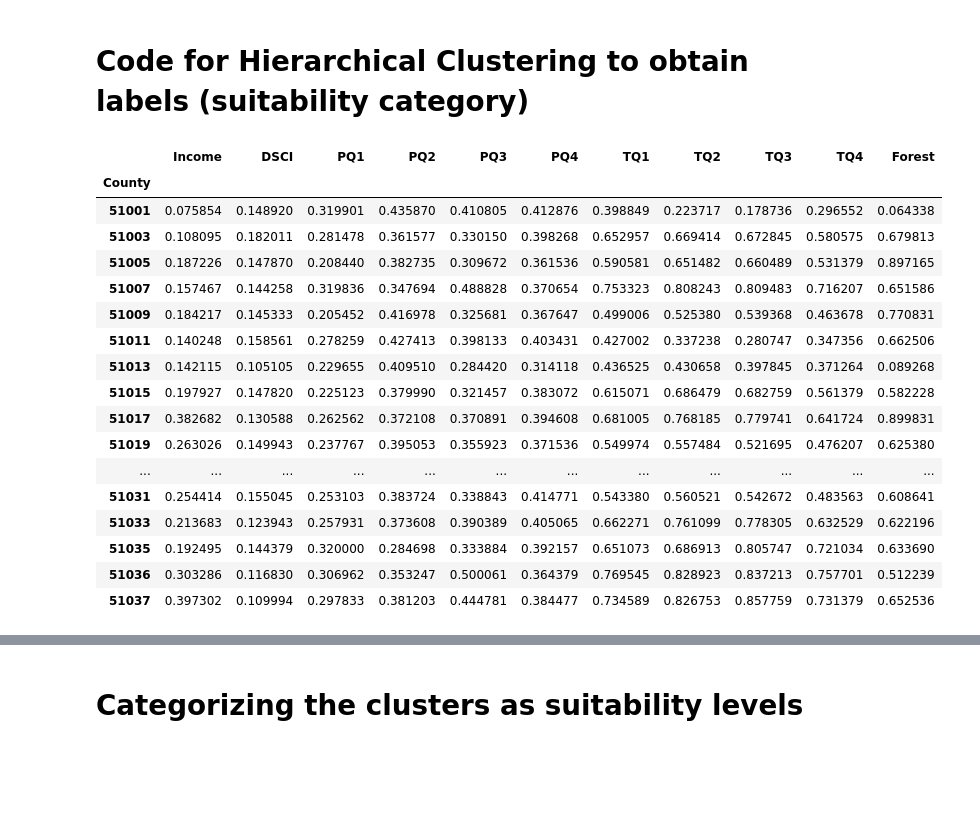
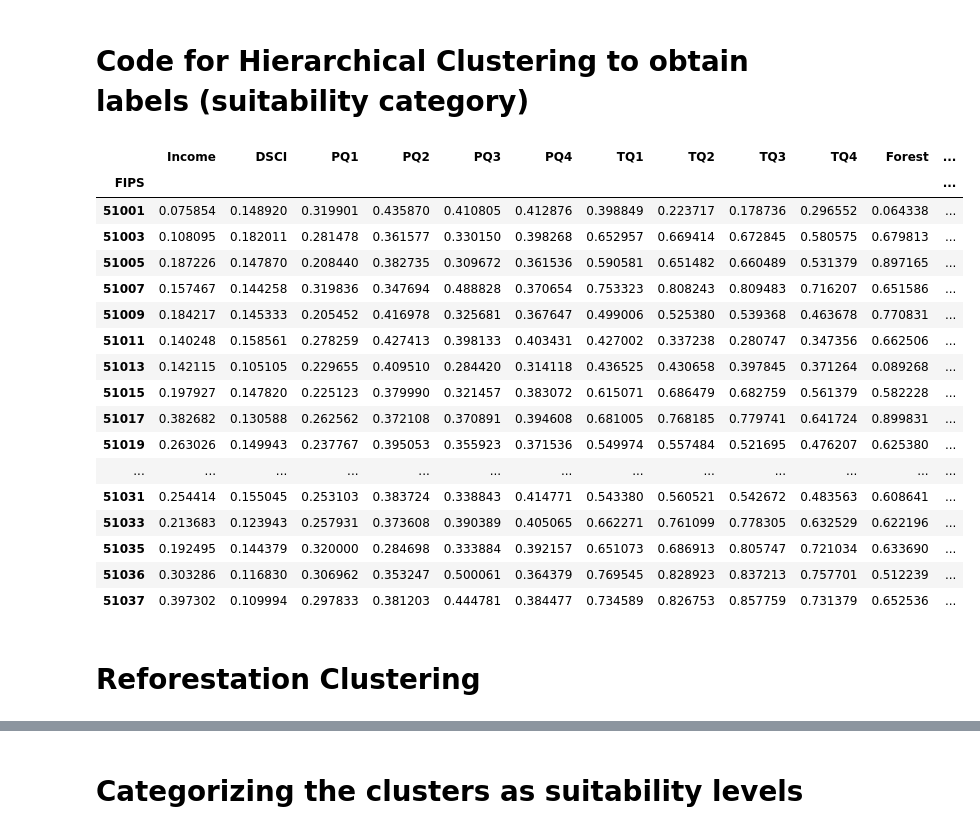
Before and after one commit to hrnur/uvaeicapstone, a Jupyter notebook: modeling-code/CategoryModels.ipynb, the cells around one changed output, grey strips where cells are left out. Cells and saved outputs as stored; diff of their text form; code cells hidden in the pictures; blank space fills up the shorter version.

```diff
--- a/modeling-code/CategoryModels.ipynb
+++ b/modeling-code/CategoryModels.ipynb
@@ -15,27 +15,27 @@ import random
 random.seed(10)
 # %%
 #Loading locational dataset
-df = pd.read_csv('data-scaled-agg.csv', index_col='County')
+df = pd.read_csv('final-scaled-df.csv', index_col='FIPS')
 df.head(20)
 # %% [output]
-|  | Income | DSCI | PQ1 | PQ2 | PQ3 | PQ4 | TQ1 | TQ2 | TQ3 | TQ4 | Forest |
-| County |  |  |  |  |  |  |  |  |  |  |  |
-| 51001 | 0.075854 | 0.148920 | 0.319901 | 0.435870 | 0.410805 | 0.412876 | 0.398849 | 0.223717 | 0.178736 | 0.296552 | 0.064338 |
-| 51003 | 0.108095 | 0.182011 | 0.281478 | 0.361577 | 0.330150 | 0.398268 | 0.652957 | 0.669414 | 0.672845 | 0.580575 | 0.679813 |
-| 51005 | 0.187226 | 0.147870 | 0.208440 | 0.382735 | 0.309672 | 0.361536 | 0.590581 | 0.651482 | 0.660489 | 0.531379 | 0.897165 |
-| 51007 | 0.157467 | 0.144258 | 0.319836 | 0.347694 | 0.488828 | 0.370654 | 0.753323 | 0.808243 | 0.809483 | 0.716207 | 0.651586 |
-| 51009 | 0.184217 | 0.145333 | 0.205452 | 0.416978 | 0.325681 | 0.367647 | 0.499006 | 0.525380 | 0.539368 | 0.463678 | 0.770831 |
-| 51011 | 0.140248 | 0.158561 | 0.278259 | 0.427413 | 0.398133 | 0.403431 | 0.427002 | 0.337238 | 0.280747 | 0.347356 | 0.662506 |
-| 51013 | 0.142115 | 0.105105 | 0.229655 | 0.409510 | 0.284420 | 0.314118 | 0.436525 | 0.430658 | 0.397845 | 0.371264 | 0.089268 |
-| 51015 | 0.197927 | 0.147820 | 0.225123 | 0.379990 | 0.321457 | 0.383072 | 0.615071 | 0.686479 | 0.682759 | 0.561379 | 0.582228 |
-| 51017 | 0.382682 | 0.130588 | 0.262562 | 0.372108 | 0.370891 | 0.394608 | 0.681005 | 0.768185 | 0.779741 | 0.641724 | 0.899831 |
-| 51019 | 0.263026 | 0.149943 | 0.237767 | 0.395053 | 0.355923 | 0.371536 | 0.549974 | 0.557484 | 0.521695 | 0.476207 | 0.625380 |
-| ... | ... | ... | ... | ... | ... | ... | ... | ... | ... | ... | ... |
-| 51031 | 0.254414 | 0.155045 | 0.253103 | 0.383724 | 0.338843 | 0.414771 | 0.543380 | 0.560521 | 0.542672 | 0.483563 | 0.608641 |
-| 51033 | 0.213683 | 0.123943 | 0.257931 | 0.373608 | 0.390389 | 0.405065 | 0.662271 | 0.761099 | 0.778305 | 0.632529 | 0.622196 |
-| 51035 | 0.192495 | 0.144379 | 0.320000 | 0.284698 | 0.333884 | 0.392157 | 0.651073 | 0.686913 | 0.805747 | 0.721034 | 0.633690 |
-| 51036 | 0.303286 | 0.116830 | 0.306962 | 0.353247 | 0.500061 | 0.364379 | 0.769545 | 0.828923 | 0.837213 | 0.757701 | 0.512239 |
-| 51037 | 0.397302 | 0.109994 | 0.297833 | 0.381203 | 0.444781 | 0.384477 | 0.734589 | 0.826753 | 0.857759 | 0.731379 | 0.652536 |
+|  | Income | DSCI | PQ1 | PQ2 | PQ3 | PQ4 | TQ1 | TQ2 | TQ3 | TQ4 | Forest | ... |
+| FIPS |  |  |  |  |  |  |  |  |  |  |  | ... |
+| 51001 | 0.075854 | 0.148920 | 0.319901 | 0.435870 | 0.410805 | 0.412876 | 0.398849 | 0.223717 | 0.178736 | 0.296552 | 0.064338 | ... |
+| 51003 | 0.108095 | 0.182011 | 0.281478 | 0.361577 | 0.330150 | 0.398268 | 0.652957 | 0.669414 | 0.672845 | 0.580575 | 0.679813 | ... |
+| 51005 | 0.187226 | 0.147870 | 0.208440 | 0.382735 | 0.309672 | 0.361536 | 0.590581 | 0.651482 | 0.660489 | 0.531379 | 0.897165 | ... |
+| 51007 | 0.157467 | 0.144258 | 0.319836 | 0.347694 | 0.488828 | 0.370654 | 0.753323 | 0.808243 | 0.809483 | 0.716207 | 0.651586 | ... |
+| 51009 | 0.184217 | 0.145333 | 0.205452 | 0.416978 | 0.325681 | 0.367647 | 0.499006 | 0.525380 | 0.539368 | 0.463678 | 0.770831 | ... |
+| 51011 | 0.140248 | 0.158561 | 0.278259 | 0.427413 | 0.398133 | 0.403431 | 0.427002 | 0.337238 | 0.280747 | 0.347356 | 0.662506 | ... |
+| 51013 | 0.142115 | 0.105105 | 0.229655 | 0.409510 | 0.284420 | 0.314118 | 0.436525 | 0.430658 | 0.397845 | 0.371264 | 0.089268 | ... |
+| 51015 | 0.197927 | 0.147820 | 0.225123 | 0.379990 | 0.321457 | 0.383072 | 0.615071 | 0.686479 | 0.682759 | 0.561379 | 0.582228 | ... |
+| 51017 | 0.382682 | 0.130588 | 0.262562 | 0.372108 | 0.370891 | 0.394608 | 0.681005 | 0.768185 | 0.779741 | 0.641724 | 0.899831 | ... |
+| 51019 | 0.263026 | 0.149943 | 0.237767 | 0.395053 | 0.355923 | 0.371536 | 0.549974 | 0.557484 | 0.521695 | 0.476207 | 0.625380 | ... |
+| ... | ... | ... | ... | ... | ... | ... | ... | ... | ... | ... | ... | ... |
+| 51031 | 0.254414 | 0.155045 | 0.253103 | 0.383724 | 0.338843 | 0.414771 | 0.543380 | 0.560521 | 0.542672 | 0.483563 | 0.608641 | ... |
+| 51033 | 0.213683 | 0.123943 | 0.257931 | 0.373608 | 0.390389 | 0.405065 | 0.662271 | 0.761099 | 0.778305 | 0.632529 | 0.622196 | ... |
+| 51035 | 0.192495 | 0.144379 | 0.320000 | 0.284698 | 0.333884 | 0.392157 | 0.651073 | 0.686913 | 0.805747 | 0.721034 | 0.633690 | ... |
+| 51036 | 0.303286 | 0.116830 | 0.306962 | 0.353247 | 0.500061 | 0.364379 | 0.769545 | 0.828923 | 0.837213 | 0.757701 | 0.512239 | ... |
+| 51037 | 0.397302 | 0.109994 | 0.297833 | 0.381203 | 0.444781 | 0.384477 | 0.734589 | 0.826753 | 0.857759 | 0.731379 | 0.652536 | ... |
 # %%
 TEST_RATIO = 0.2
 BATCH_SIZE = 64
@@ -53,4 +53,6 @@ dataset_test = df.loc[[51001, 51061, 51081, 51085, 51165, 51195]]
 
 # Train = all except 6 counties of interest
 dataset_train = df.drop([51001, 51061, 51081, 51085, 51165, 51195])
+# %% [markdown]
+# Reforestation Clustering
 # %%
```
Also changed, not shown: parts of 9 cells of this notebook.
